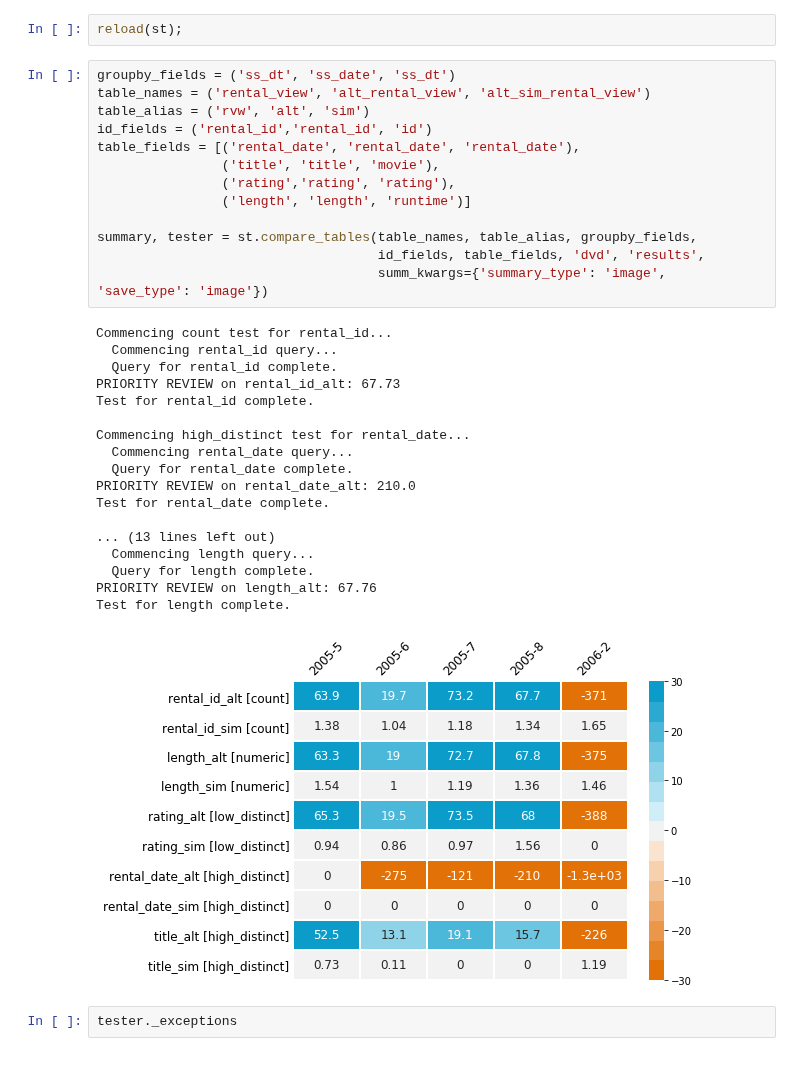
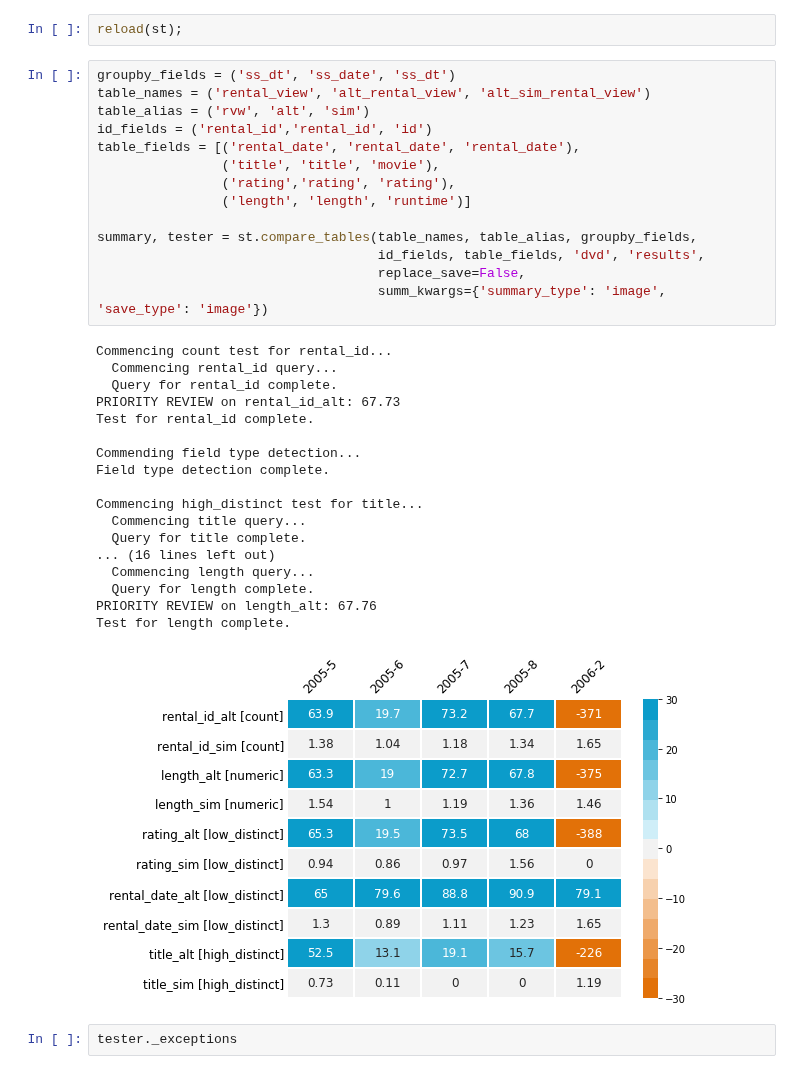
Before and after one commit to rebeccaebarnes/sql_analysis, a Jupyter notebook: sql_analysis_development.ipynb, the cells around one changed output. Drawn from its saved outputs; the diff is of its cells as text.

Commit message:
TST: Test functionality

```diff
--- a/sql_analysis_development.ipynb
+++ b/sql_analysis_development.ipynb
@@ -633,35 +633,36 @@ reload(st);
 # %%
 groupby_fields = ('ss_dt', 'ss_date', 'ss_dt')
 table_names = ('rental_view', 'alt_rental_view', 'alt_sim_rental_view')
 table_alias = ('rvw', 'alt', 'sim')
 id_fields = ('rental_id','rental_id', 'id')
 table_fields = [('rental_date', 'rental_date', 'rental_date'),
                 ('title', 'title', 'movie'),
                 ('rating','rating', 'rating'),
                 ('length', 'length', 'runtime')]
 
 summary, tester = st.compare_tables(table_names, table_alias, groupby_fields,
                                     id_fields, table_fields, 'dvd', 'results',
+                                    replace_save=False,
                                     summ_kwargs={'summary_type': 'image', 'save_type': 'image'})
 # %% [output]
 Commencing count test for rental_id...
   Commencing rental_id query...
   Query for rental_id complete.
 PRIORITY REVIEW on rental_id_alt: 67.73
 Test for rental_id complete.
 
-Commencing high_distinct test for rental_date...
-  Commencing rental_date query...
-  Query for rental_date complete.
-PRIORITY REVIEW on rental_date_alt: 210.0
-Test for rental_date complete.
+Commending field type detection...
+Field type detection complete.
 
-... (13 lines left out)
+Commencing high_distinct test for title...
+  Commencing title query...
+  Query for title complete.
+... (16 lines left out)
   Commencing length query...
   Query for length complete.
 PRIORITY REVIEW on length_alt: 67.76
 Test for length complete.
-[figure, old version]
+[figure, new version]
 # %%
 tester._exceptions
 # %% [output]
```
